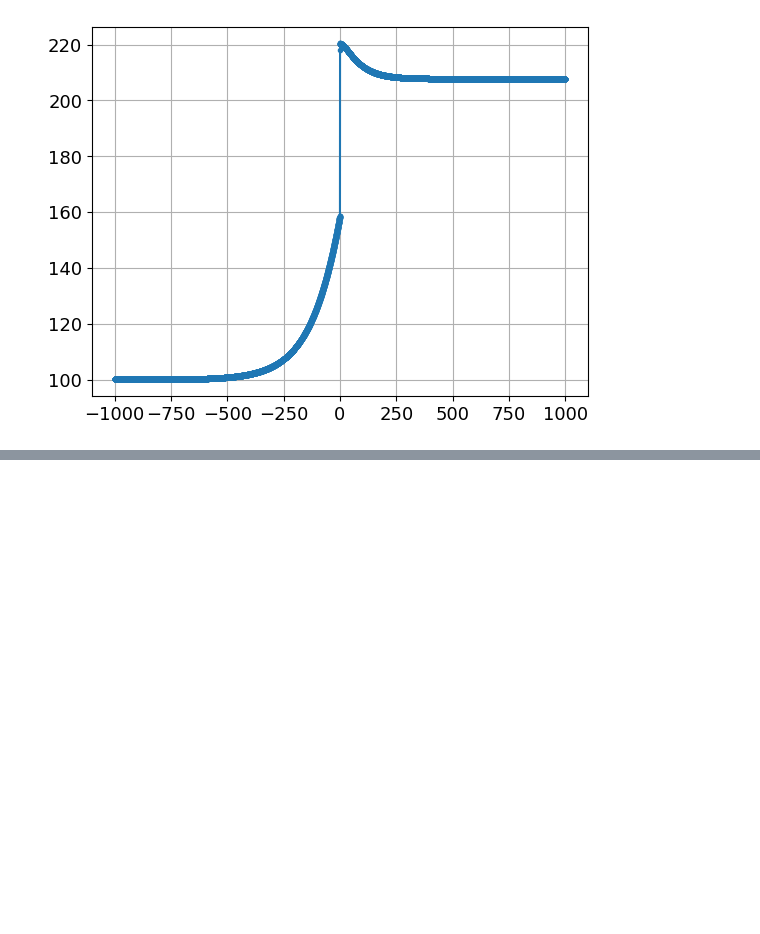
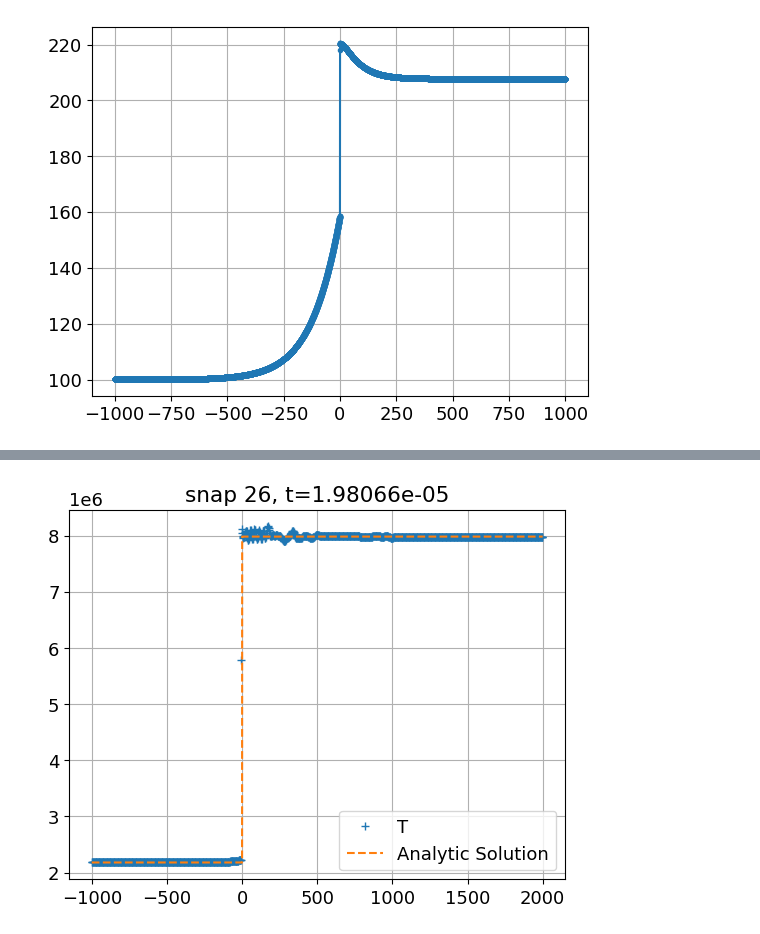
Before and after one commit to eladtan/RICH_temp, a Jupyter notebook: analysis_files/mach2analysis.ipynb, the cells around one changed output, grey strips where cells are left out. Cells and saved outputs as stored; diff of their text form; code cells hidden in the pictures; blank space fills up the shorter version.

```diff
--- a/analysis_files/mach2analysis.ipynb
+++ b/analysis_files/mach2analysis.ipynb
@@ -145,0 +182,38 @@ for i in range(num_of_snaps):
+# %%
+Eg = np.ndarray(shape=(num_of_snaps, num_cells, num_groups))
+Tm = np.ndarray(shape=(num_of_snaps, num_cells))
+Tr = np.ndarray(shape=(num_of_snaps, num_cells))
+Er = np.ndarray(shape=(num_of_snaps, num_cells))
+CMx = np.ndarray(shape=(num_of_snaps, num_cells))
+time = np.ndarray(shape=(num_of_snaps))
+
+for i in range(num_of_snaps):
+    path_to_snap = path.join(output_files_path, f"Mach2_{i*100}.h5")
+    with h5py.File(path_to_snap) as h5_file:
+        Tm[i, :] = np.array(h5_file["Temperature"])
+        Er[i, :] = np.array(h5_file["Erad"])
+        Tr[i, :] = (Er[i, :] / radiation_constant)**0.25
+        CMx[i, :] = np.array(h5_file["CMx"])
+        time[i] = h5_file["Time"][0]
+        for g in range(num_groups):
+            Eg[i, :, g] = np.array(h5_file[f"Eg_{g}"])*np.array(h5_file["Density"])
+# %%
+dir_figs = path.join(output_files_path, "material_temperature")
+os.makedirs(dir_figs, exist_ok=True)
+
+for i in range(num_of_snaps):
+    if not i == num_of_snaps - 1: continue
+    plt.plot(CMx[i, :], Tm[i, :], '+', label="T")
+    plt.plot(x, sol['temperature'], '--', label="Analytic Solution")
+    # plt.plot(CMx[i, :], Tr[i, :])
+
+    plt.title(f"snap {i}, t={time[i]:g}")
+    # plt.xscale("log")
+    # plt.xlim(0, 3.)
+    plt.legend(loc="best")
+    plt.grid()
+    plt.savefig(path.join(dir_figs, f"snap_{i}.png"))
+    plt.show()
+    plt.close()
+# %% [output]
+[figure, added]
```
Also changed, not shown: parts of 8 cells of this notebook, 1 other file.
